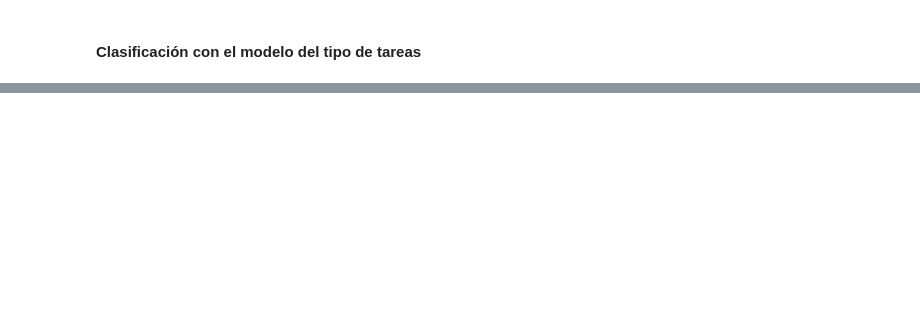
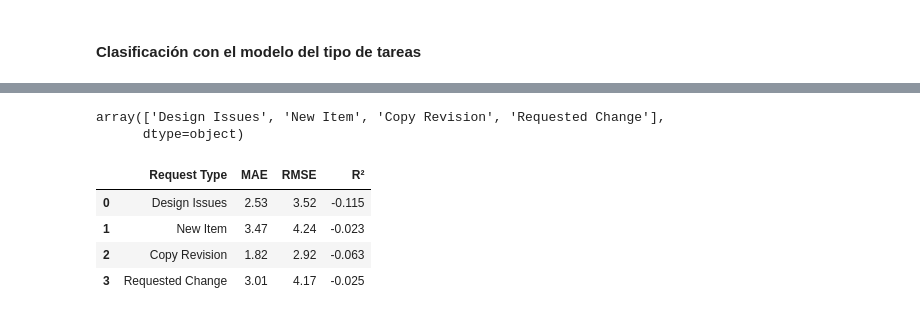
Before and after one commit to crdalila/Terra_Vista, a Jupyter notebook: modelos/clasif_durac_tarea.ipynb, the cells around one changed output, grey strips where cells are left out. Cells and saved outputs as stored; diff of their text form; code cells hidden in the pictures; blank space fills up the shorter version.

```diff
--- a/modelos/clasif_durac_tarea.ipynb
+++ b/modelos/clasif_durac_tarea.ipynb
@@ -330,0 +332,63 @@ Métricas por tipo de tarea:
+# %%
+# Reimportar librerías después del reinicio
+import pandas as pd
+
+# Cargar el archivo CSV actualizado
+df = pd.read_csv("../synthetic_data/synthetic_example.csv")
+
+# Mostrar los tipos únicos de tarea disponibles
+task_types = df["Request Type"].unique()
+task_types
+# %% [output]
+array(['Design Issues', 'New Item', 'Copy Revision', 'Requested Change'],
+      dtype=object)
+# %%
+from sklearn.feature_extraction.text import TfidfVectorizer
+from sklearn.linear_model import Ridge
+from sklearn.metrics import mean_absolute_error, mean_squared_error, r2_score
+from sklearn.model_selection import train_test_split
+import numpy as np
+
+# Guardar resultados por tipo
+results = []
+
+# Iterar sobre cada tipo de tarea
+for task_type in df["Request Type"].unique():
+    df_subset = df[df["Request Type"] == task_type]
+    X_text = df_subset["Request"]
+    y = df_subset["Real Time"]
+
+    # Separar en train/test
+    X_train, X_test, y_train, y_test = train_test_split(X_text, y, test_size=0.2, random_state=42)
+
+    # Vectorizar texto
+    vectorizer = TfidfVectorizer(max_features=5000, stop_words="english")
+    X_train_vec = vectorizer.fit_transform(X_train)
+    X_test_vec = vectorizer.transform(X_test)
+
+    # Entrenar modelo Ridge
+    model = Ridge(alpha=1.0)
+    model.fit(X_train_vec, y_train)
+
+    # Predecir y evaluar
+    y_pred = model.predict(X_test_vec)
+    mae = mean_absolute_error(y_test, y_pred)
+    rmse = np.sqrt(mean_squared_error(y_test, y_pred))
+    r2 = r2_score(y_test, y_pred)
+
+    results.append({
+        "Request Type": task_type,
+        "MAE": round(mae, 2),
+        "RMSE": round(rmse, 2),
+        "R²": round(r2, 3)
+    })
+
+# Mostrar resultados
+results_df = pd.DataFrame(results)
+results_df
+# %% [output]
+|  | Request Type | MAE | RMSE | R² |
+| 0 | Design Issues | 2.53 | 3.52 | -0.115 |
+| 1 | New Item | 3.47 | 4.24 | -0.023 |
+| 2 | Copy Revision | 1.82 | 2.92 | -0.063 |
+| 3 | Requested Change | 3.01 | 4.17 | -0.025 |
```
Also changed, not shown: parts of 12 cells of this notebook, 4 other files.
